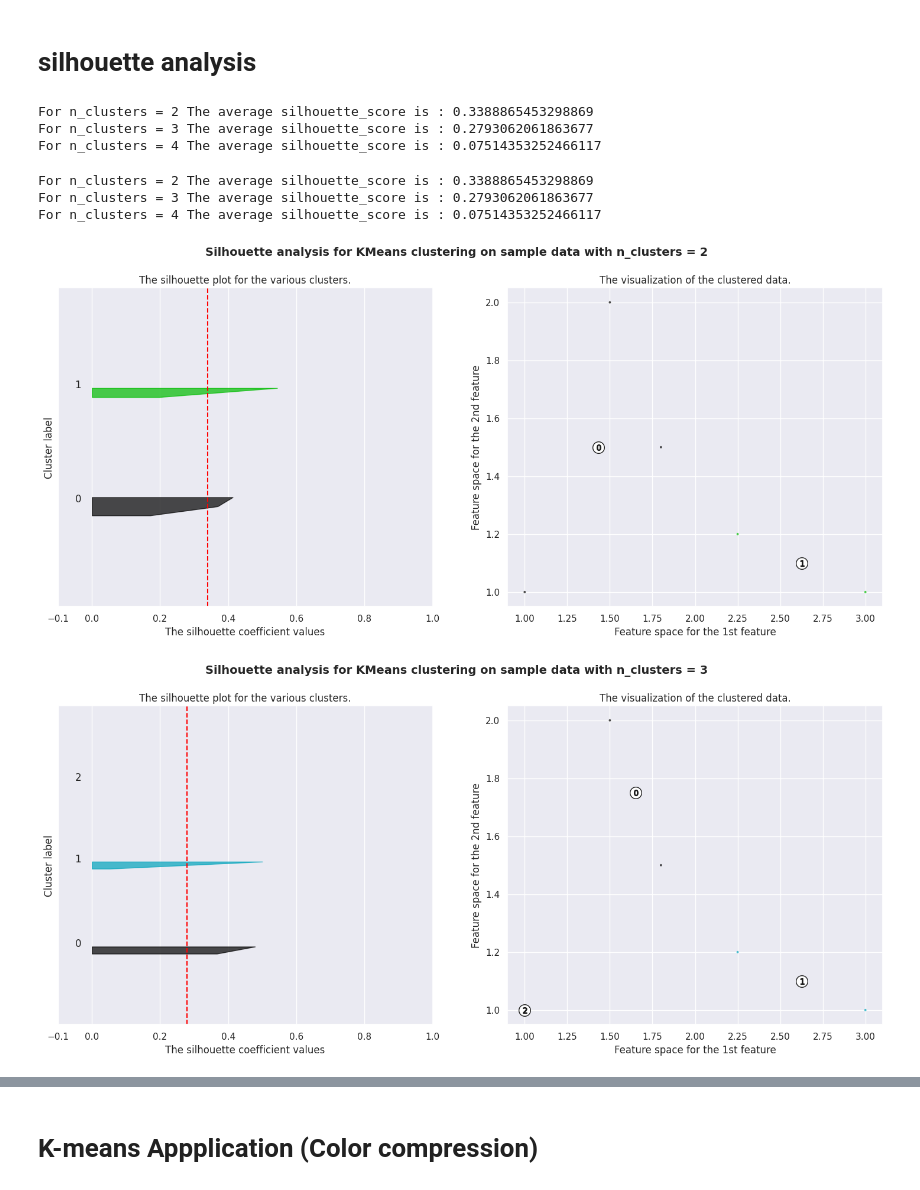
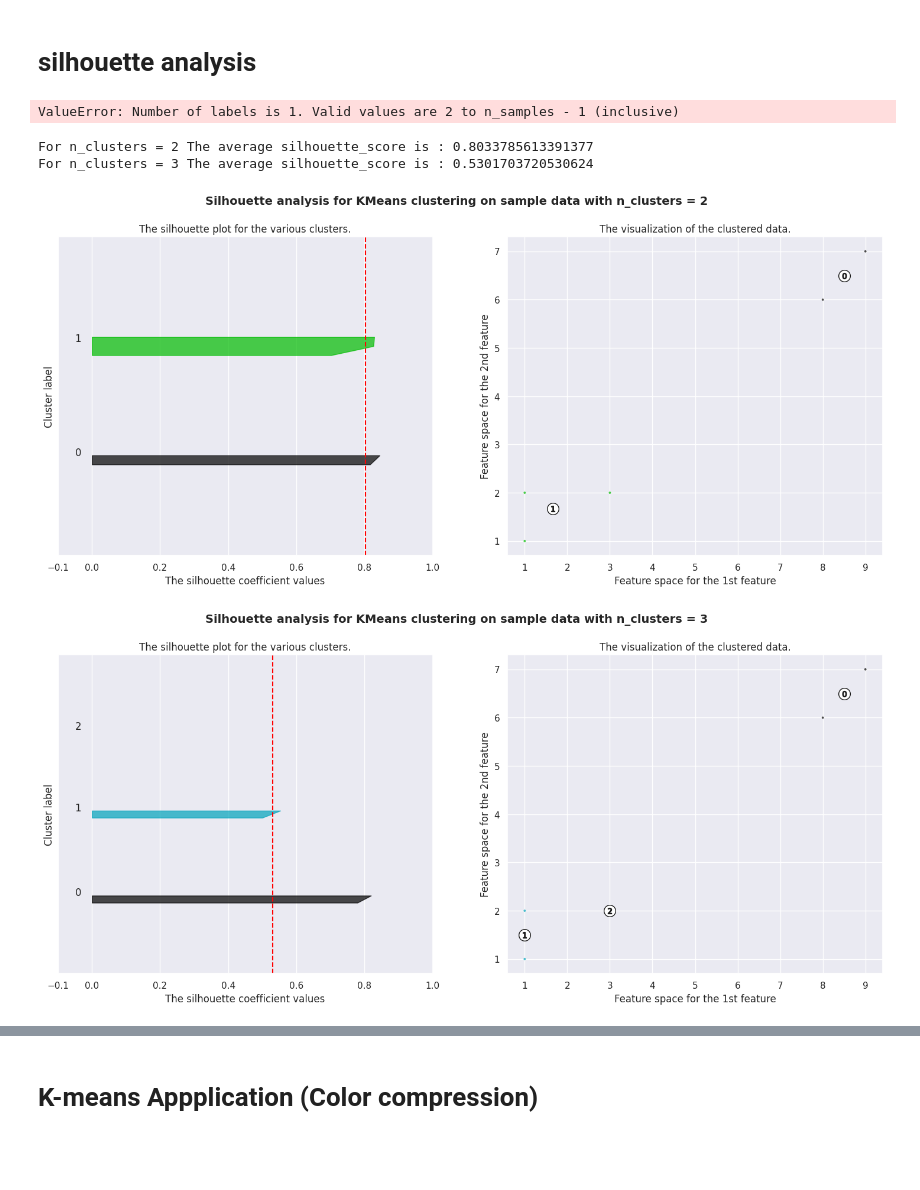
Before and after one commit to ekaratnida/Applied-machine-learning, a Jupyter notebook: Week14-kmeans/K-means.ipynb, the cells around one changed output, grey strips where cells are left out. Drawn from its saved outputs; the diff is of its cells as text; code cells hidden in the pictures; blank space fills up the shorter version.

```diff
--- a/Week14-kmeans/K-means.ipynb
+++ b/Week14-kmeans/K-means.ipynb
@@ -18,7 +18,10 @@ nc = 2 #nc=k
 #X = np.array([[1, 2], [2, 1], [3, 3],
 #              [8, 1.5], [9, 2], [10, 0]])
 
-X = np.array([[1,1],[1.5,2],[1.8,1.5],[2.25,1.2],[3,1]])
+X = np.array([[1,1],[1,2],[3,2],[8,6],[9,7]])
 
-plt.scatter(X[:, 0], X[:, 1], s=30);
+plt.scatter(X[:, 0], X[:, 1], s=30)
+plt.xlim(0,10)
+plt.ylim(0,10)
+plt.show()
 # %% [output]
@@ -57,4 +61,5 @@ range_n_clusters = [2, 3, 4] # 1<clusters< m
 # %%
+range_n_clusters = [1, 2, 3, 4,5] # 1<clusters< m
 inertiaList = []
 for k in range_n_clusters:
     cluster = KMeans(n_clusters=k, random_state=10)
@@ -82,13 +87,10 @@ for k in range_n_clusters:
       silhouette_avg,
   )
 # %% [output]
-For n_clusters = 2 The average silhouette_score is : 0.3388865453298869
-For n_clusters = 3 The average silhouette_score is : 0.2793062061863677
-For n_clusters = 4 The average silhouette_score is : 0.07514353252466117
+ValueError: Number of labels is 1. Valid values are 2 to n_samples - 1 (inclusive)
 # %%
-
-
-for n_clusters in range_n_clusters:
+new_range = range(2,len(range_n_clusters)-1)
+for n_clusters in new_range:
     # Create a subplot with 1 row and 2 columns
     fig, (ax1, ax2) = plt.subplots(1, 2)
     fig.set_size_inches(18, 7)
@@ -165,35 +167,34 @@ for n_clusters in range_n_clusters:
 
     # Labeling the clusters
     centers = clusterer.cluster_centers_
     # Draw white circles at cluster centers
     ax2.scatter(
         centers[:, 0],
         centers[:, 1],
         marker="o",
         c="white",
         alpha=1,
         s=200,
         edgecolor="k",
     )
 
     for i, c in enumerate(centers):
         ax2.scatter(c[0], c[1], marker="$%d$" % i, alpha=1, s=50, edgecolor="k")
 
     ax2.set_title("The visualization of the clustered data.")
     ax2.set_xlabel("Feature space for the 1st feature")
     ax2.set_ylabel("Feature space for the 2nd feature")
 
     plt.suptitle(
         "Silhouette analysis for KMeans clustering on sample data with n_clusters = %d"
         % n_clusters,
         fontsize=14,
         fontweight="bold",
     )
 
 plt.show()
 # %% [output]
-For n_clusters = 2 The average silhouette_score is : 0.3388865453298869
-For n_clusters = 3 The average silhouette_score is : 0.2793062061863677
-For n_clusters = 4 The average silhouette_score is : 0.07514353252466117
+For n_clusters = 2 The average silhouette_score is : 0.8033785613391377
+For n_clusters = 3 The average silhouette_score is : 0.5301703720530624
-[figure, old version]
+[figure, new version]
-[figure, old version]
+[figure, new version]
```
Also changed, not shown: parts of 10 cells of this notebook.
